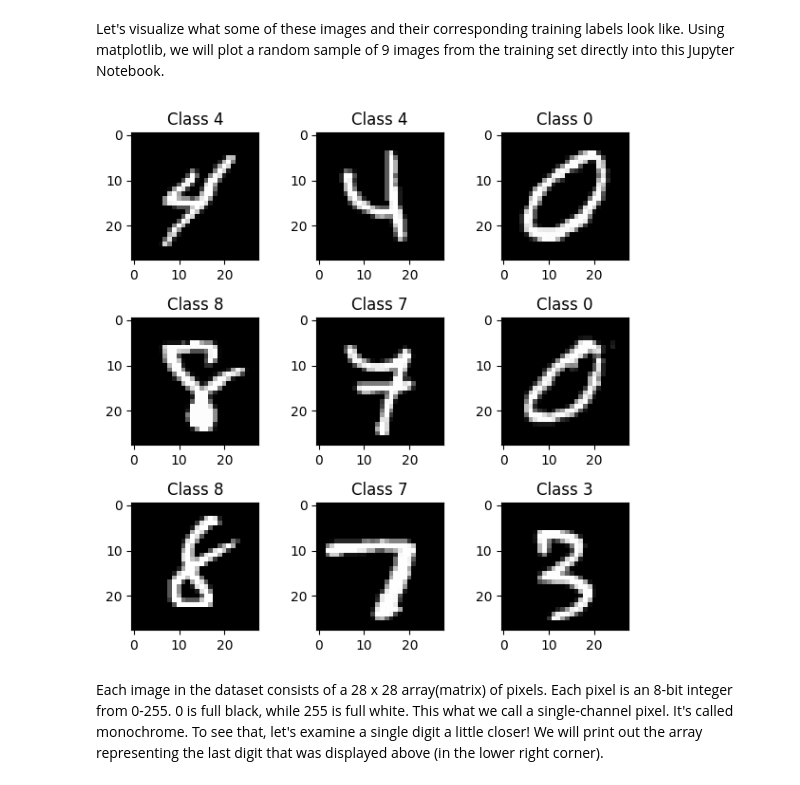
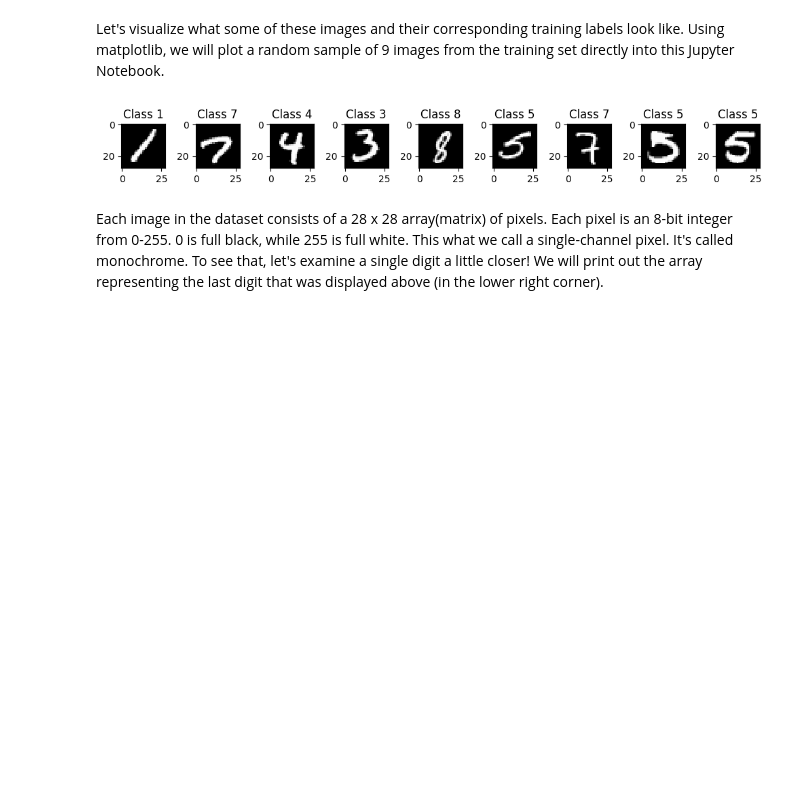
Before and after one commit to romeoVh/KFUPM_Teaching, a Jupyter notebook: CIE483_Lecture5_MNIST_in_Keras.ipynb, the cells around one changed output. Drawn from its saved outputs; the diff is of its cells as text; code cells hidden in the pictures; blank space fills up the shorter version.

```diff
--- a/CIE483_Lecture5_MNIST_in_Keras.ipynb
+++ b/CIE483_Lecture5_MNIST_in_Keras.ipynb
@@ -63,17 +61,17 @@ y_test shape (10000,)
 Let's visualize what some of these images and their corresponding training labels look like.
 Using matplotlib, we will plot a random sample of 9 images from the training set directly into this Jupyter Notebook.
 # %%
-plt.rcParams['figure.figsize'] = (6,6) # Make the figures a bit bigger
+plt.rcParams['figure.figsize'] = (10,10) # Make the figures a bit bigger
 
 for i in range(9):
-    plt.subplot(3,3,i+1)
+    plt.subplot(1,9,i+1)
     num = random.randint(0, len(X_train))
     plt.imshow(X_train[num], cmap='gray', interpolation='none')
     plt.title("Class {}".format(y_train[num]))
 
 plt.tight_layout()
 # %% [output]
-[figure, old version]
+[figure, new version]
 # %% [markdown]
 Each image in the dataset consists of a 28 x 28 array(matrix) of pixels.
 Each pixel is an 8-bit integer from 0-255. 0 is full black, while 255 is full white. This what we call a single-channel pixel. It's called monochrome.
```
Also changed, not shown: parts of 35 cells of this notebook.
